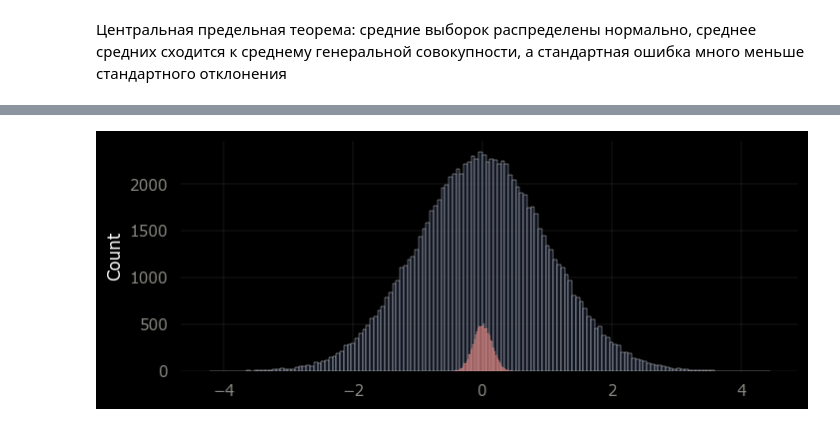
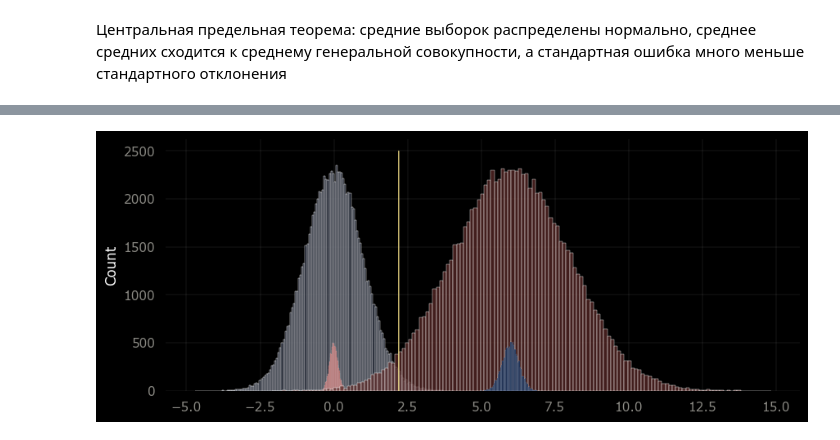
Before and after one commit to sortvalues/my_rep_01, a Jupyter notebook: Statistics/cpt_and_zbch.ipynb, the cells around one changed output, grey strips where cells are left out. Drawn from its saved outputs; the diff is of its cells as text; code cells hidden in the pictures.

```diff
--- a/Statistics/cpt_and_zbch.ipynb
+++ b/Statistics/cpt_and_zbch.ipynb
@@ -103,0 +147,5 @@ plt.show()
+# %%
+t6 = np.random.normal(100,10,size = 100000)
+t_se_sample = [np.random.choice(t6, n, False).std() for _ in range(1, 100)] #отклонение выборки
+print(f'стандартное отклонение в распределении    {t6.std()}\n\
+среднее стандартное отклонение в выборке  {pd.Series(t_se_sample).mean()}')
@@ -103,0 +174,4 @@ plt.show()
+# %%
+smpl = np.random.choice(t6, 50, False)
+print(f'среднее распределения лежит между   {round(smpl.mean() - 2*smpl.std()/(50**0.5),2)} и {round(smpl.mean() + 2*smpl.std()/(50**0.5),2)} \n\
+реальное среднее распределения      {round(t6.mean(), 2)}')
@@ -103,0 +181,21 @@ plt.show()
+# %%
+lft = []
+rght = []
+for _ in range(1, 1001):
+    smpl = np.random.choice(t6, 50, False)
+    lft.append(smpl.mean() - 3*smpl.std()/(50**0.5))
+    rght.append(smpl.mean() + 3*smpl.std()/(50**0.5))
+
+plt.figure(figsize=(10,3))
+
+plt.suptitle('Попадание среднего распределения в 99% доверительные интервалы', fontsize=11)
+
+plt.plot(pd.Series(lft).index, pd.Series(lft).values, linewidth=0.3, color = ('red'))
+plt.plot(pd.Series(rght).index, pd.Series(rght).values, linewidth=0.3, color = 'blue')
+plt.plot(pd.Series(lft).index, np.array([t6.mean()]*1000), '-r',linewidth=1)
+plt.tick_params(axis='both', colors='#8b8a84')
+plt.xlabel("номер выборки", labelpad = 5, fontsize= 11, color='#8b8a84')
+for pos in ['right', 'top', 'bottom', 'left']:
+    plt.gca().spines[pos].set_visible(False)
+plt.grid(color='darkgray', linestyle='-', linewidth=0.1)
+plt.show()
@@ -104,13 +212,18 @@ plt.show()
 # %%
-t = np.random.normal(size = 100000)
+t2 = np.random.normal(size = 100000)
+t3 = np.random.normal(6,2,size = 100000)
 t_se = [pd.Series(np.random.normal(size = 50)).mean() for _ in range(10000)]
-plt.figure(figsize=(8,3))
+t_se1 = [pd.Series(np.random.normal(6,2,size = 50)).mean() for _ in range(10000)]
+plt.figure(figsize=(10,4))
 plt.tick_params(axis='both', colors='#8b8a84')
-sns.histplot(t, color='#171e2f')
+sns.histplot(t2, color='#171e2f')
 sns.histplot(t_se, color='#ba5a58')
+sns.histplot(t3, color='#592927')
+sns.histplot(t_se1, color='#042758')
+plt.plot(np.array([2.2]*2500), np.array(range(2500)), linewidth=1, color='#e5d380')
 
 for pos in ['right', 'top', 'bottom', 'left']:
     plt.gca().spines[pos].set_visible(False)
 plt.grid(color='darkgray', linestyle='-', linewidth=0.1)
 # %% [output]
-[figure, old version]
+[figure, new version]
```
Also changed, not shown: parts of 15 cells of this notebook, 1 other file.
